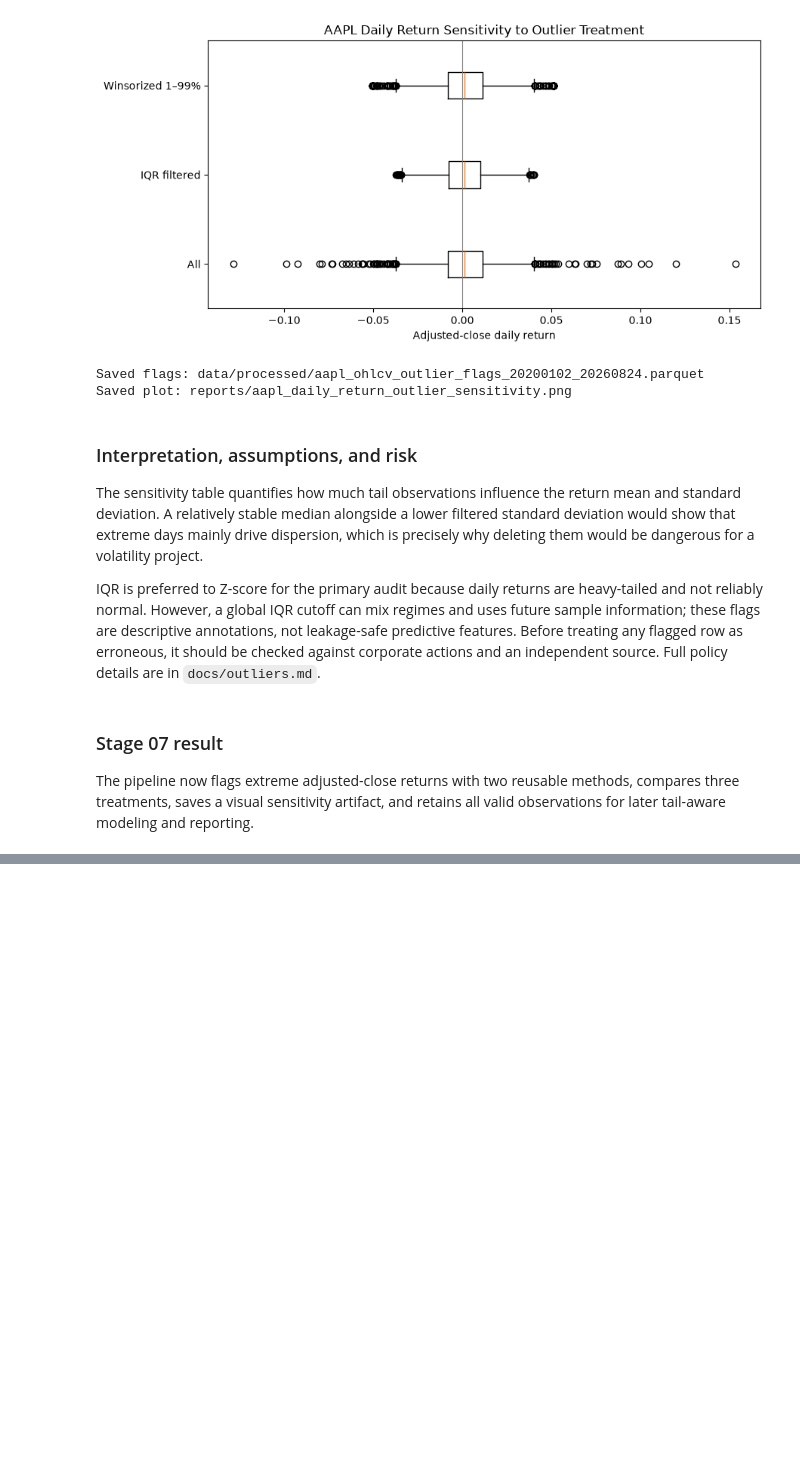
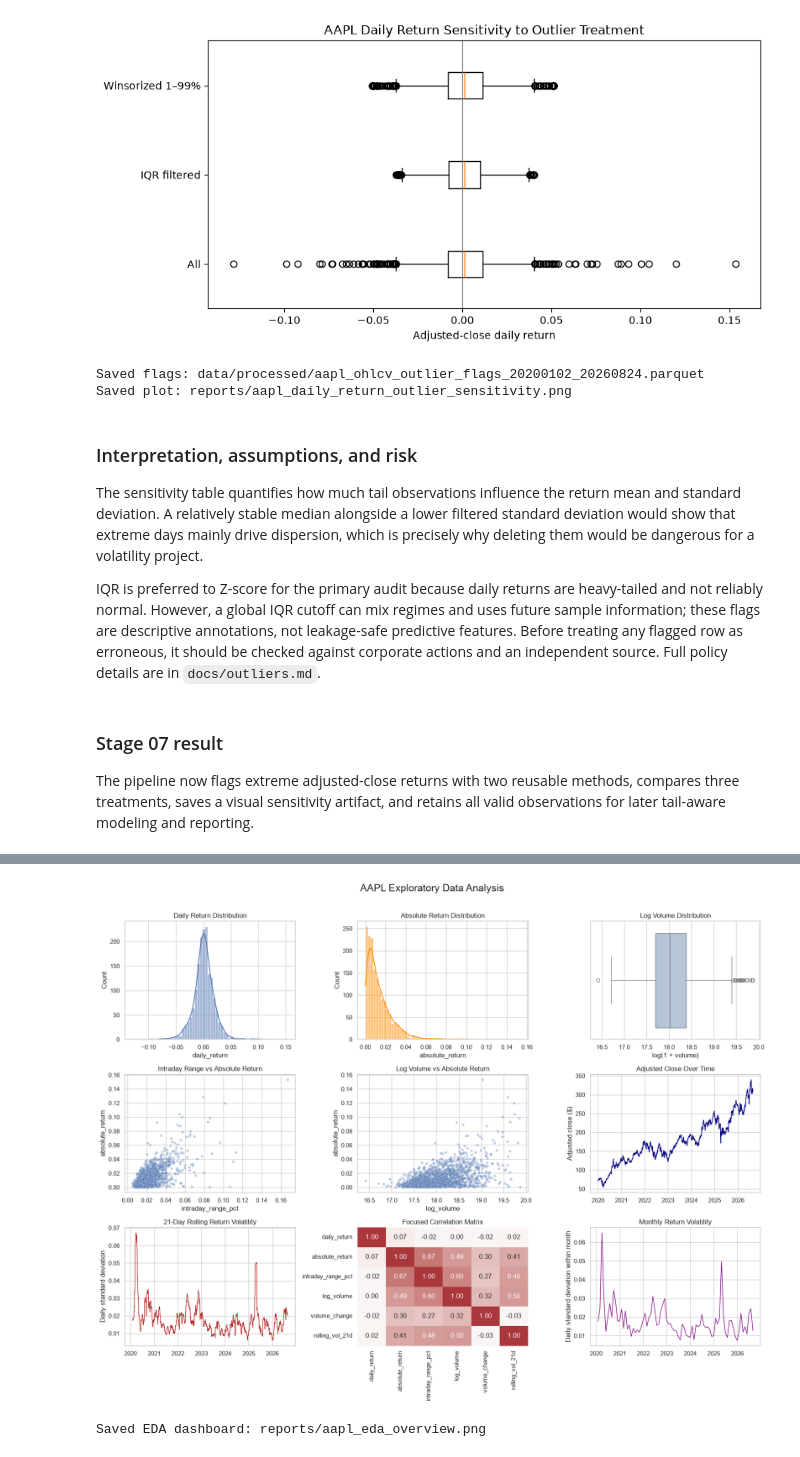
Before and after one commit to kevin-666777/bootcamp_zizhe_zhou, a Jupyter notebook: project/notebooks/project_pipeline.ipynb, the cells around one changed output, grey strips where cells are left out. Saved outputs shown, nothing was run; the diff lists cells and outputs as text; code cells hidden in the pictures; blank space fills up the shorter version.

Commit message:
Add project exploratory data analysis

```diff
--- a/project/notebooks/project_pipeline.ipynb
+++ b/project/notebooks/project_pipeline.ipynb
@@ -310,0 +315,18 @@ The pipeline now flags extreme adjusted-close returns with two reusable methods,
+# %%
+import numpy as np
+import seaborn as sns
+
+from src.eda import eda_summary
+
+eda_data = read_df(outlier_path)
+eda_data['intraday_range_pct'] = (eda_data['high'] - eda_data['low']) / eda_data['open']
+eda_data['log_volume'] = np.log1p(eda_data['volume'])
+eda_data['volume_change'] = eda_data['volume'].pct_change(fill_method=None)
+eda_data['rolling_vol_21d'] = eda_data['daily_return'].rolling(21).std()
+
+print('DataFrame info:')
+eda_data.info()
+profile = eda_summary(eda_data)
+display(profile['overview'])
+display(profile['numeric_summary'].round(4))
+display(profile['attention'])
@@ -310,0 +438,41 @@ The pipeline now flags extreme adjusted-close returns with two reusable methods,
+# %%
+sns.set_theme(style='whitegrid')
+fig, axes = plt.subplots(3, 3, figsize=(17, 13))
+
+sns.histplot(eda_data['daily_return'], bins=60, kde=True, ax=axes[0, 0])
+axes[0, 0].set_title('Daily Return Distribution')
+sns.histplot(eda_data['absolute_return'], bins=60, kde=True, ax=axes[0, 1], color='darkorange')
+axes[0, 1].set_title('Absolute Return Distribution')
+sns.boxplot(x=np.log1p(eda_data['volume']), ax=axes[0, 2], color='lightsteelblue')
+axes[0, 2].set_title('Log Volume Distribution')
+axes[0, 2].set_xlabel('log(1 + volume)')
+
+sns.scatterplot(data=eda_data, x='intraday_range_pct', y='absolute_return', alpha=0.35, s=22, ax=axes[1, 0])
+axes[1, 0].set_title('Intraday Range vs Absolute Return')
+sns.scatterplot(data=eda_data, x='log_volume', y='absolute_return', alpha=0.35, s=22, ax=axes[1, 1])
+axes[1, 1].set_title('Log Volume vs Absolute Return')
+axes[1, 2].plot(eda_data['date'], eda_data['adj_close'], linewidth=1.2, color='navy')
+axes[1, 2].set_title('Adjusted Close Over Time')
+axes[1, 2].set_ylabel('Adjusted close ($)')
+
+axes[2, 0].plot(eda_data['date'], eda_data['rolling_vol_21d'], linewidth=1.0, color='firebrick')
+axes[2, 0].set_title('21-Day Rolling Return Volatility')
+axes[2, 0].set_ylabel('Daily standard deviation')
+corr_columns = ['daily_return', 'absolute_return', 'intraday_range_pct', 'log_volume', 'volume_change', 'rolling_vol_21d']
+focused_correlation = eda_data[corr_columns].corr()
+sns.heatmap(focused_correlation, annot=True, fmt='.2f', cmap='vlag', center=0, ax=axes[2, 1], cbar=False)
+axes[2, 1].set_title('Focused Correlation Matrix')
+monthly_volatility = eda_data.set_index('date')['daily_return'].resample('ME').std()
+axes[2, 2].plot(monthly_volatility.index, monthly_volatility, color='purple', linewidth=1.0)
+axes[2, 2].set_title('Monthly Return Volatility')
+axes[2, 2].set_ylabel('Daily standard deviation within month')
+
+fig.suptitle('AAPL Exploratory Data Analysis', fontsize=18, y=1.01)
+fig.tight_layout()
+eda_plot_path = REPORTS_DIR / 'aapl_eda_overview.png'
+fig.savefig(eda_plot_path, dpi=150, bbox_inches='tight')
+plt.show()
+print('Saved EDA dashboard:', eda_plot_path.relative_to(ROOT))
+# %% [output]
+[figure, added]
+Saved EDA dashboard: reports/aapl_eda_overview.png
```
Also changed, not shown: parts of 8 cells of this notebook, 4 other files.
